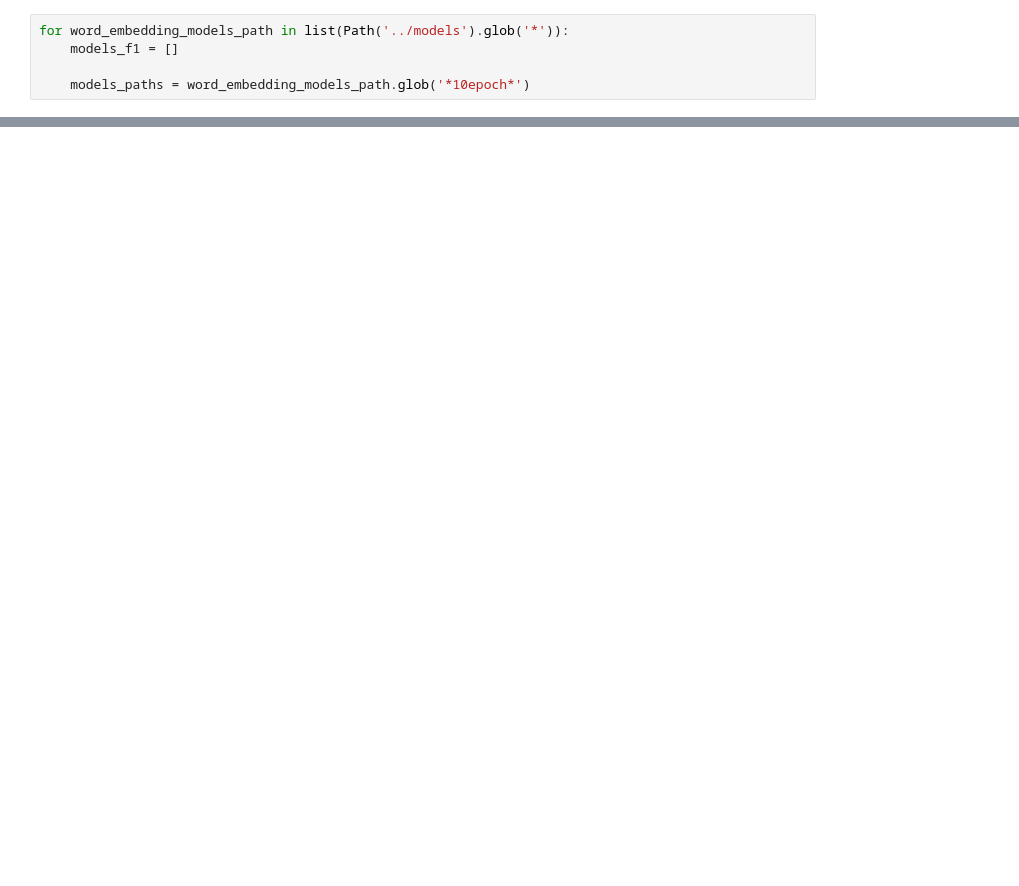
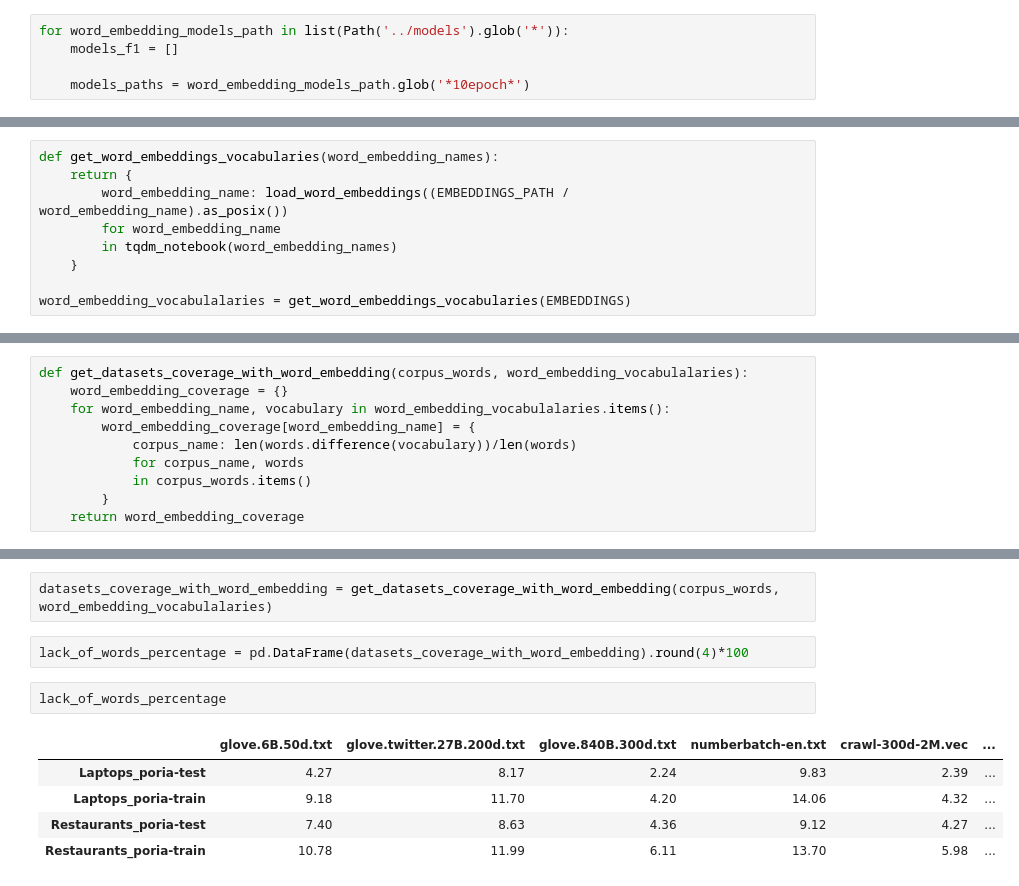
Before and after one commit to laugustyniak/nlp-architect, a Jupyter notebook: examples/aspect_extraction/notebooks/analyze-aspects-results.ipynb, the cells around one changed output, grey strips where cells are left out. Cells and saved outputs as stored; diff of their text form; blank space fills up the shorter version.

```diff
--- a/examples/aspect_extraction/notebooks/analyze-aspects-results.ipynb
+++ b/examples/aspect_extraction/notebooks/analyze-aspects-results.ipynb
@@ -211,0 +176,9 @@ list(models_paths)
+# %%
+def get_word_embeddings_vocabularies(word_embedding_names):
+    return {
+        word_embedding_name: load_word_embeddings((EMBEDDINGS_PATH / word_embedding_name).as_posix())
+        for word_embedding_name
+        in tqdm_notebook(word_embedding_names)
+    }
+
+word_embedding_vocabulalaries = get_word_embeddings_vocabularies(EMBEDDINGS)
@@ -211,0 +197,10 @@ list(models_paths)
+# %%
+def get_datasets_coverage_with_word_embedding(corpus_words, word_embedding_vocabulalaries):
+    word_embedding_coverage = {}
+    for word_embedding_name, vocabulary in word_embedding_vocabulalaries.items():
+        word_embedding_coverage[word_embedding_name] = {
+            corpus_name: len(words.difference(vocabulary))/len(words)
+            for corpus_name, words
+            in corpus_words.items()
+        }
+    return word_embedding_coverage
@@ -211,0 +235,12 @@ list(models_paths)
+# %%
+datasets_coverage_with_word_embedding = get_datasets_coverage_with_word_embedding(corpus_words, word_embedding_vocabulalaries)
+# %%
+lack_of_words_percentage = pd.DataFrame(datasets_coverage_with_word_embedding).round(4)*100
+# %%
+lack_of_words_percentage
+# %% [output]
+|  | glove.6B.50d.txt | glove.twitter.27B.200d.txt | glove.840B.300d.txt | numberbatch-en.txt | crawl-300d-2M.vec | ... |
+| Laptops_poria-test | 4.27 | 8.17 | 2.24 | 9.83 | 2.39 | ... |
+| Laptops_poria-train | 9.18 | 11.70 | 4.20 | 14.06 | 4.32 | ... |
+| Restaurants_poria-test | 7.40 | 8.63 | 4.36 | 9.12 | 4.27 | ... |
+| Restaurants_poria-train | 10.78 | 11.99 | 6.11 | 13.70 | 5.98 | ... |
```
Also changed, not shown: parts of 37 cells of this notebook, 2 other files.
